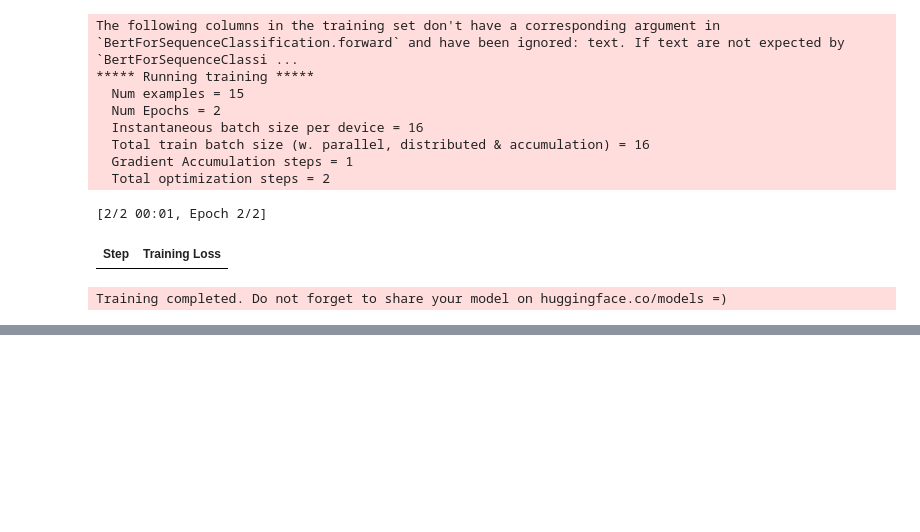
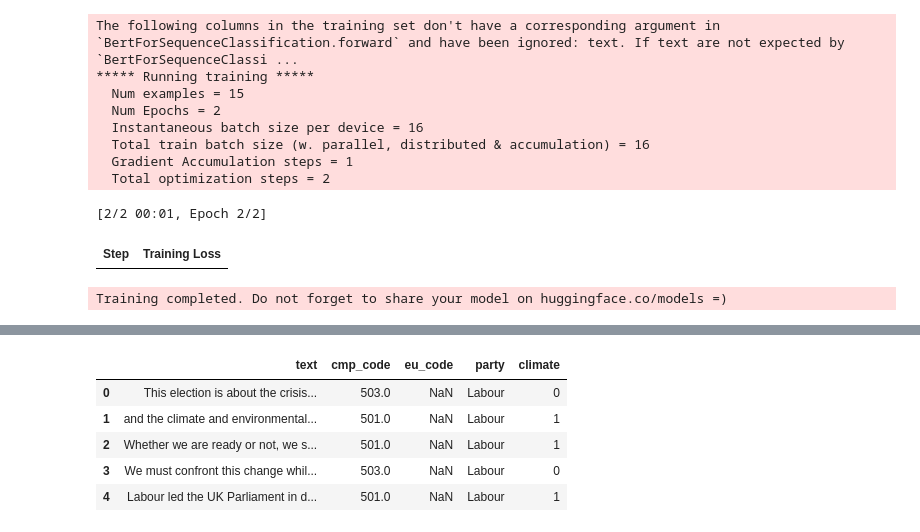
Before and after one commit to mcallaghan/text-as-data, a Jupyter notebook: Session-11-Spacy-and-Transformers/BERT.ipynb, the cells around one changed output, grey strips where cells are left out. Drawn from its saved outputs; the diff is of its cells as text; code cells hidden in the pictures; blank space fills up the shorter version.

```diff
--- a/Session-11-Spacy-and-Transformers/BERT.ipynb
+++ b/Session-11-Spacy-and-Transformers/BERT.ipynb
@@ -316,3 +316,7 @@ The following columns in the training set don't have a corresponding argument in
 [2/2 00:01, Epoch 2/2]
 | Step | Training Loss |
 Training completed. Do not forget to share your model on huggingface.co/models =)
+# %%
+import pandas as pd
+df = pd.read_csv("https://github.com/mcallaghan/text-as-data/raw/master/datasets/uk_manifestos.csv")
+df.head()
@@ -318,0 +330,11 @@ Training completed. Do not forget to share your model on huggingface.co/models =
+# %%
+import numpy as np
+df["climate"] = np.where(df["cmp_code"]==501,1,0)
+df.head()
+# %% [output]
+|  | text | cmp_code | eu_code | party | climate |
+| 0 | This election is about the crisis... | 503.0 | NaN | Labour | 0 |
+| 1 | and the climate and environmental... | 501.0 | NaN | Labour | 1 |
+| 2 | Whether we are ready or not, we s... | 501.0 | NaN | Labour | 1 |
+| 3 | We must confront this change whil... | 503.0 | NaN | Labour | 0 |
+| 4 | Labour led the UK Parliament in d... | 501.0 | NaN | Labour | 1 |
```
Also changed, not shown: parts of 11 cells of this notebook, 4 other files.
